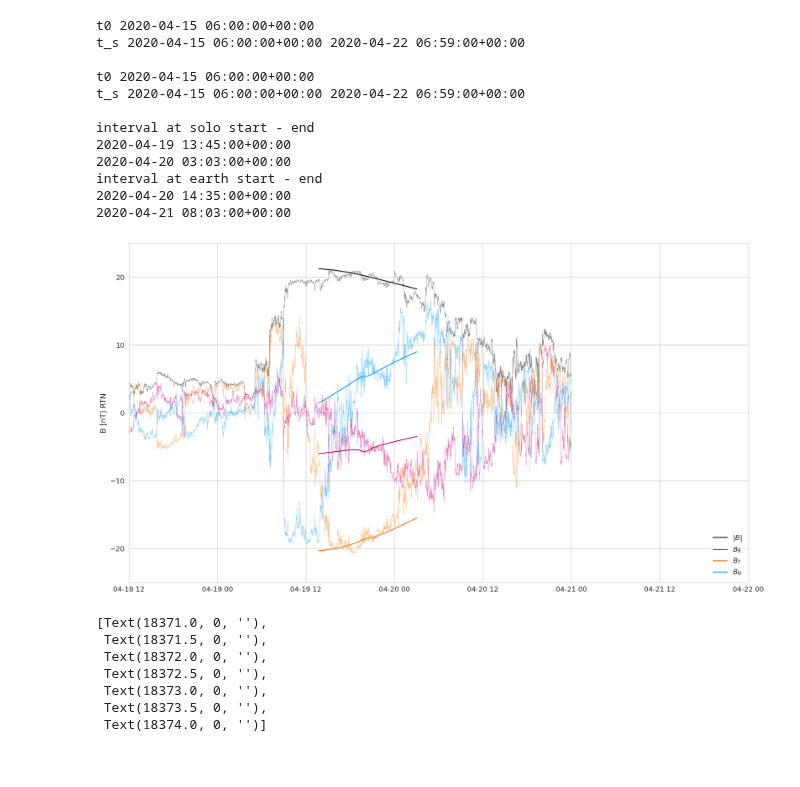
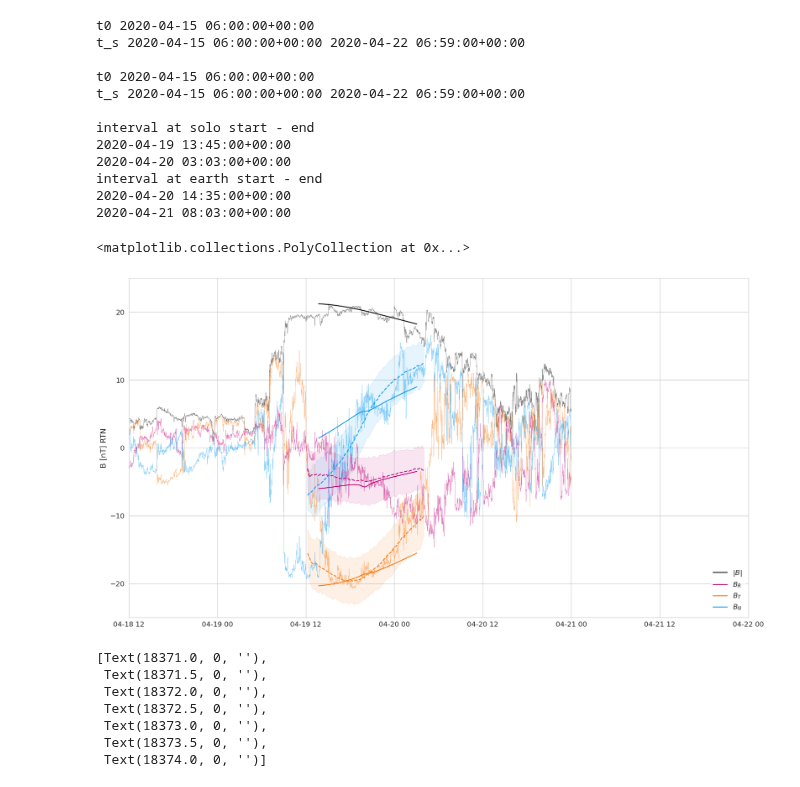
Before and after one commit to cmoestl/solar_orbiter, a Jupyter notebook: forstner_2020_visuals.ipynb, the cells around one changed output. Saved outputs shown, nothing was run; the diff lists cells and outputs as text; code cells hidden in the pictures.

```diff
--- a/forstner_2020_visuals.ipynb
+++ b/forstner_2020_visuals.ipynb
@@ -524,34 +523,69 @@ sns.set_style('whitegrid')
 fig = plt.figure(1,figsize=(19.2, 10.8),dpi=100)
 
 #define subplot grid
 ax1 = plt.subplot2grid((1, 1), (0, 0))
 
 setalpha=0.5
 
 ax1.plot(t1, btot1, color=C0, label="$|B|$")
 ax1.plot(t1, bxyz1[:, 0], color=C1, label="$B_R$")
 ax1.plot(t1, bxyz1[:, 1], color=C2, label="$B_T$")
 ax1.plot(t1, bxyz1[:, 2], color=C3, label="$B_N$")
 ax1.plot(sm.time, sm.bt, color=C0,lw=0.5,alpha=setalpha)
 ax1.plot(sm.time, sm.bx, color=C1,lw=0.5,alpha=setalpha)
 ax1.plot(sm.time, sm.by, color=C2,lw=0.5,alpha=setalpha)
 ax1.plot(sm.time, sm.bz, color=C3,lw=0.5,alpha=setalpha)
 
 
 ax1.legend(loc="lower right", fontsize=12,ncol=1,edgecolor='white')
 #ax4.set_ylabel('Solar Orbiter B [nT] RTN')
 ax1.set_ylabel('B [nT] RTN',fontsize=13)
 ax1.set_xlim(datetime.datetime(2020,4,18,12,0),datetime.datetime(2020,4,22,0,0))
 ax1.set_ylim(-25,25)
 
 ax1.tick_params(labelsize=12)
 
 
+
+plot_res=pickle.load(open('data/davies_2020/davies_3dcore_fitting.pickle','rb'))
+
+
+#erste spalte ist zeit, dann mean_xyz, max_xyz, min_xyz
+#ax1.fill_between(plot_res[0,:], plot_res[4,:],plot_res[7,:], alpha=0.1)
+
+
+
+meanx=(plot_res[1,:]).astype(float)
+minx=(plot_res[7,:]).astype(float)
+maxx=(plot_res[4,:]).astype(float)
+
+meany=(plot_res[2,:]).astype(float)
+miny=(plot_res[8,:]).astype(float)
+maxy=(plot_res[5,:]).astype(float)
+
+meanz=(plot_res[3,:]).astype(float)
+minz=(plot_res[9,:]).astype(float)
+maxz=(plot_res[6,:]).astype(float)
+
+
+plt.plot( plot_res[0,:],meanx,color=C1,ls='--')
+plt.plot( plot_res[0,:],meany,color=C2,ls='--')
+plt.plot( plot_res[0,:],meanz,color=C3,ls='--')
+
+
+
+plt.fill_between(plot_res[0,:], minx,maxx, alpha=0.1,color=C1)
+plt.fill_between(plot_res[0,:], miny,maxy, alpha=0.1,color=C2)
+plt.fill_between(plot_res[0,:], minz,maxz, alpha=0.1,color=C3)
+
+
+
 #interval
 #datetime.datetime(2020, 4, 19, 10, 55, tzinfo=datetime.timezone.utc)
 #datetime.datetime(2020, 4, 20, 3, 46, tzinfo=datetime.timezone.utc)
 # %% [output]
+<matplotlib.collections.PolyCollection at 0x...>
-[figure, old version]
+[figure, new version]
 # %%
 # ---------------------- Wind
 
```
Also changed, not shown: parts of 1 cell of this notebook, 1 other file.
